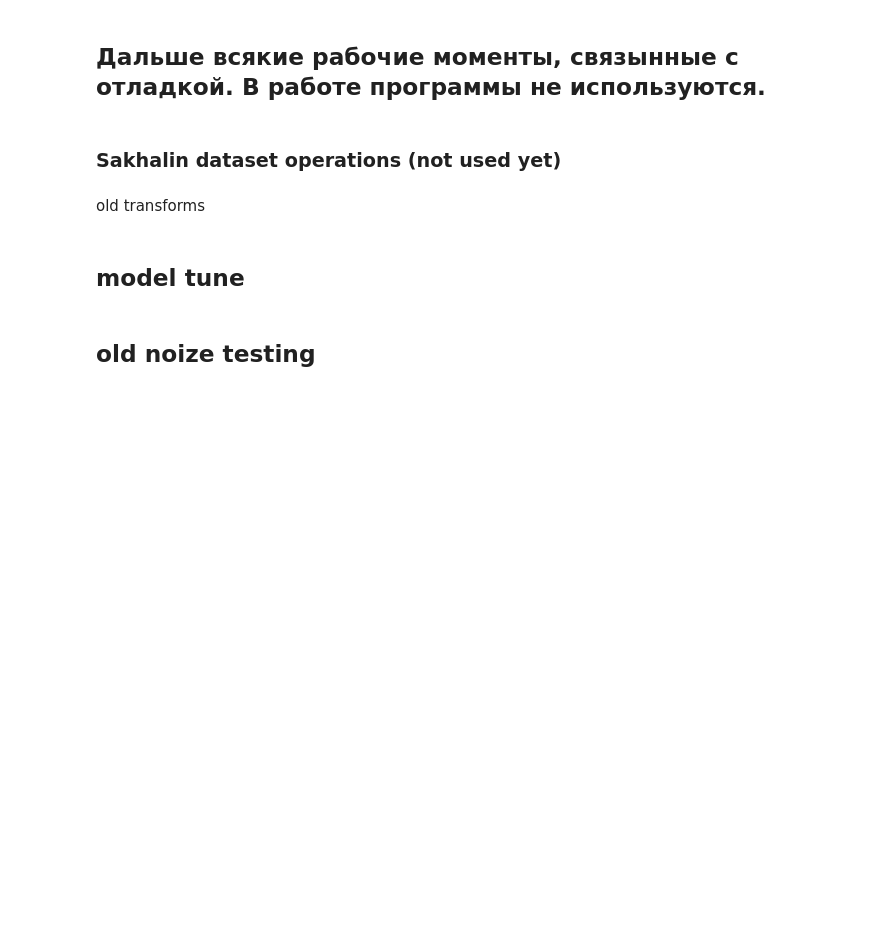
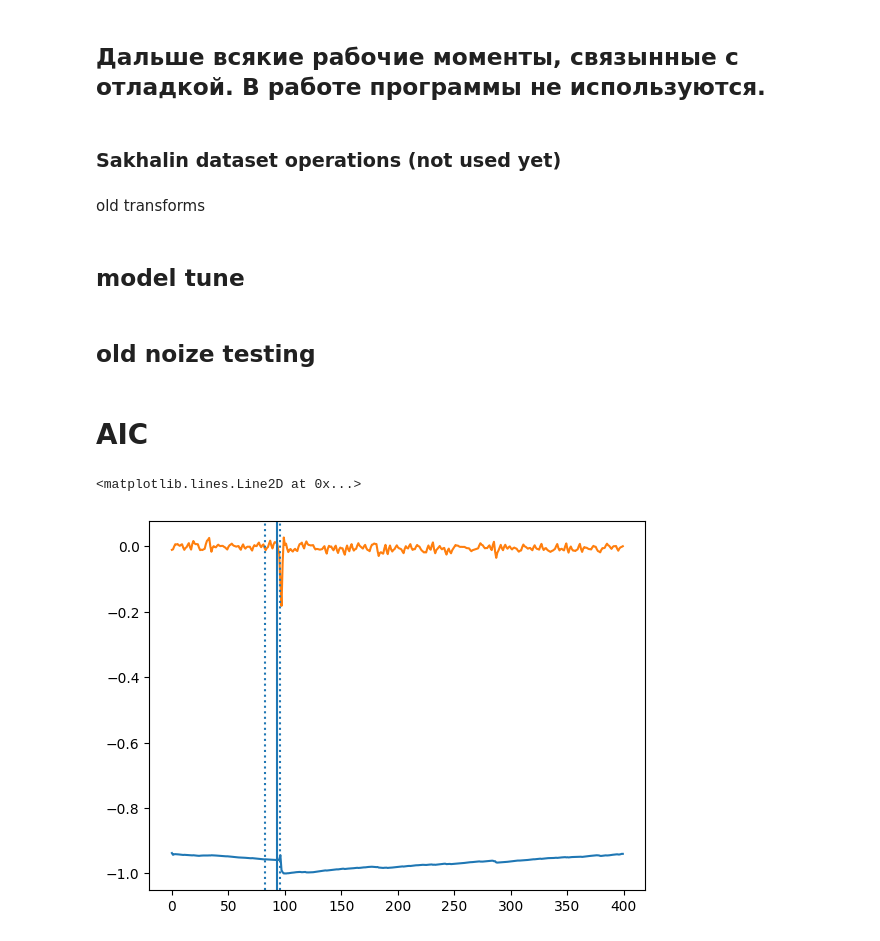
Before and after one commit to mexalon/Synth_wf_proc, a Jupyter notebook: Synth_wf_processing.ipynb, the cells around one changed output. Drawn from its saved outputs; the diff is of its cells as text; code cells hidden in the pictures; blank space fills up the shorter version.

```diff
--- a/Synth_wf_processing.ipynb
+++ b/Synth_wf_processing.ipynb
@@ -1700,3 +1812,43 @@ trainable = tune.with_resources(
 
 tuner = tune.Tuner(trainable=trainable, param_space=config)
 tuner.fit()
+# %% [markdown]
+# AIC
+# %%
+from obspy.signal.trigger import aic_simple
+
+
+transforms = stack_transforms([ToTensor(),
+                                  Normalizer(),
+                                  ToOneHot(),
+                                  AddNoize(0.01),
+                                  WtFilter(cl=[-1]),
+                                  ])
+
+dataset = SynthSeism(h5_path = test_h5_path, transforms=transforms)
+
+ev_num = 16 # sig
+sta = 0 # sta
+ch = 0
+
+X, y = dataset[ev_num]
+s_rate = y['params']['s_rate'] # sampling rate
+
+traces = X.detach().cpu().numpy()
+
+the_trace = traces[sta,:]
+
+aic_f = aic_simple(the_trace[ch])
+
+tresh = np.abs(the_trace[ch]).argmax()
+aic_p_pick = aic_f[:tresh].argmin()
+
+fig, ax = plt.subplots()
+ax.plot(aic_f/np.max(np.abs(aic_f)))
+ax.plot(the_trace[ch])
+ax.axvline(x=y['arrivals'][sta][1]*100, linestyle=':') # gt p-wave arrival
+ax.axvline(x=y['arrivals'][sta][2]*100, linestyle=':') # gt s-wave arrival
+ax.axvline(x=aic_p_pick) # gt s-wave arrival
+# %% [output]
+<matplotlib.lines.Line2D at 0x...>
+[figure, added]
```
Also changed, not shown: parts of 14 cells of this notebook.
